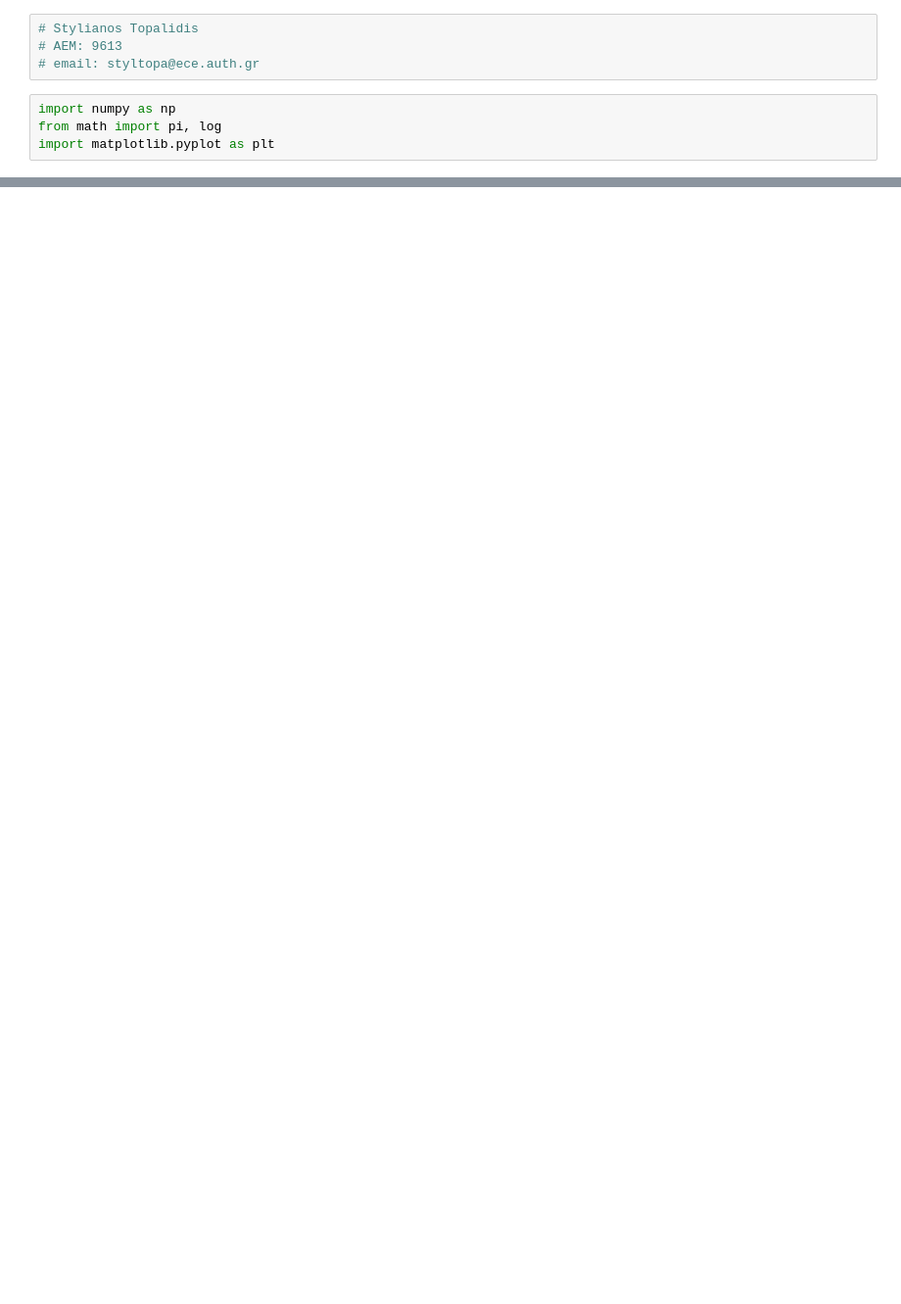
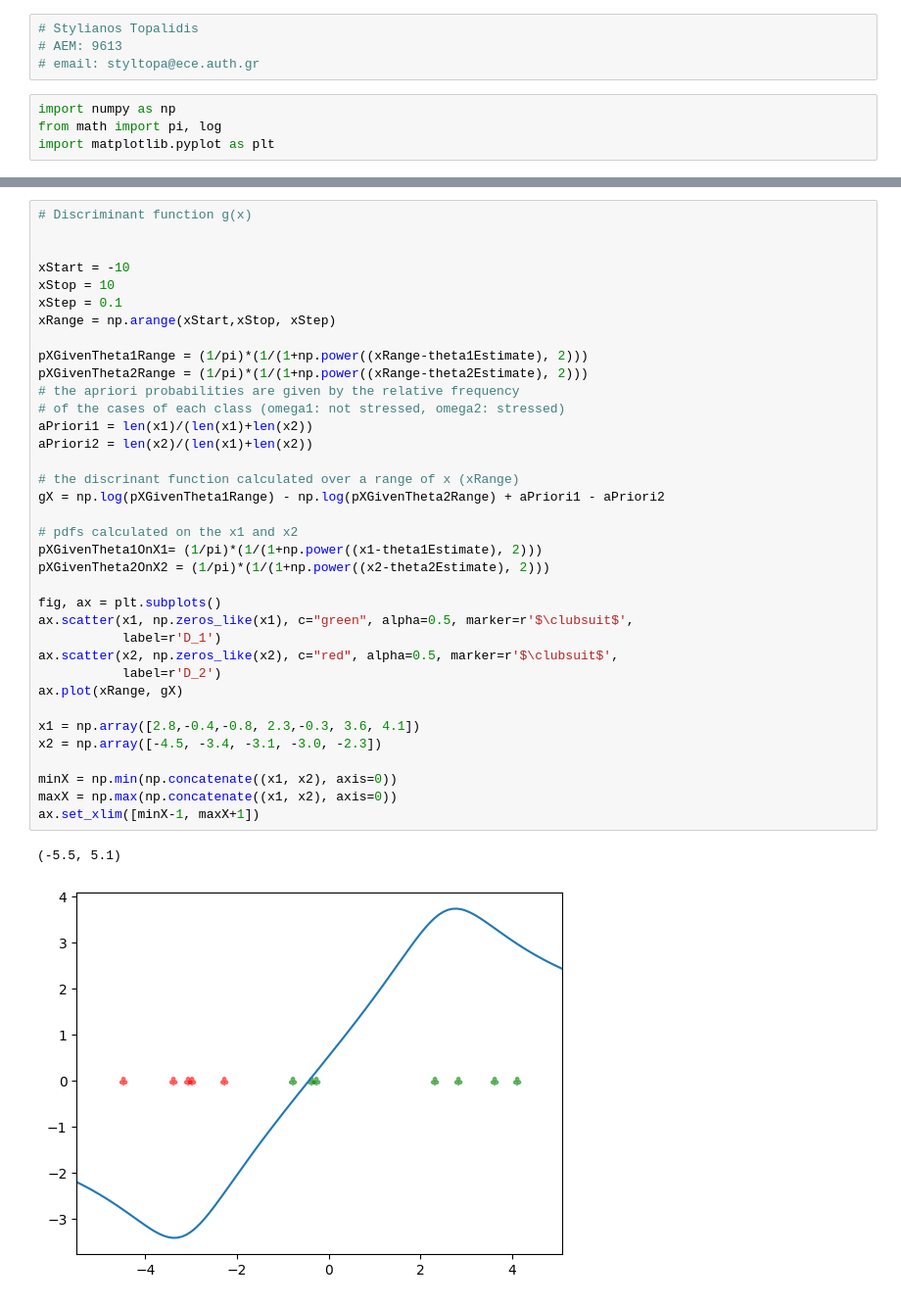
Before and after one commit to styltopa/PatternRecognition, a Jupyter notebook: topalidis_9613_Assignment2.ipynb, the cells around one changed output, grey strips where cells are left out. Shown: that part at 98% size. Saved outputs shown, nothing was run; the diff lists cells and outputs as text; blank space fills up the shorter version.

```diff
--- a/topalidis_9613_Assignment2.ipynb
+++ b/topalidis_9613_Assignment2.ipynb
@@ -84,0 +105,39 @@ theta_2(hat): -3.2
+# %%
+# Discriminant function g(x)
+
+
+xStart = -10
+xStop = 10
+xStep = 0.1
+xRange = np.arange(xStart,xStop, xStep)
+
+pXGivenTheta1Range = (1/pi)*(1/(1+np.power((xRange-theta1Estimate), 2)))
+pXGivenTheta2Range = (1/pi)*(1/(1+np.power((xRange-theta2Estimate), 2)))
+# the apriori probabilities are given by the relative frequency
+# of the cases of each class (omega1: not stressed, omega2: stressed)
+aPriori1 = len(x1)/(len(x1)+len(x2))
+aPriori2 = len(x2)/(len(x1)+len(x2))
+
+# the discrinant function calculated over a range of x (xRange)
+gX = np.log(pXGivenTheta1Range) - np.log(pXGivenTheta2Range) + aPriori1 - aPriori2
+
+# pdfs calculated on the x1 and x2
+pXGivenTheta1OnX1= (1/pi)*(1/(1+np.power((x1-theta1Estimate), 2)))
+pXGivenTheta2OnX2 = (1/pi)*(1/(1+np.power((x2-theta2Estimate), 2)))
+
+fig, ax = plt.subplots()
+ax.scatter(x1, np.zeros_like(x1), c="green", alpha=0.5, marker=r'$\clubsuit$',
+           label=r'D_1')
+ax.scatter(x2, np.zeros_like(x2), c="red", alpha=0.5, marker=r'$\clubsuit$',
+           label=r'D_2')
+ax.plot(xRange, gX)
+
+x1 = np.array([2.8,-0.4,-0.8, 2.3,-0.3, 3.6, 4.1])
+x2 = np.array([-4.5, -3.4, -3.1, -3.0, -2.3])
+
+minX = np.min(np.concatenate((x1, x2), axis=0))
+maxX = np.max(np.concatenate((x1, x2), axis=0))
+ax.set_xlim([minX-1, maxX+1])
+# %% [output]
+(-5.5, 5.1)
+[figure, added]
```
Also changed, not shown: parts of 3 cells of this notebook.
